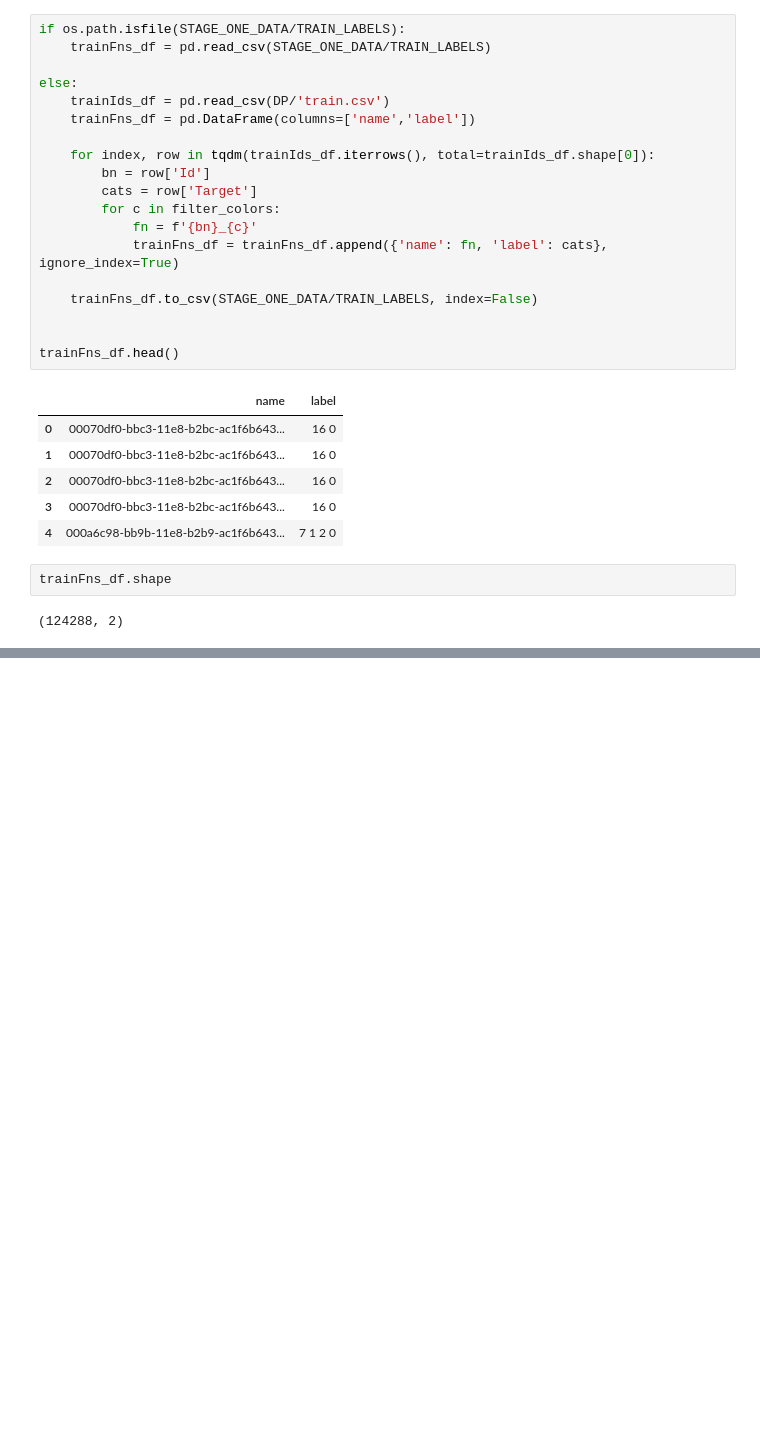
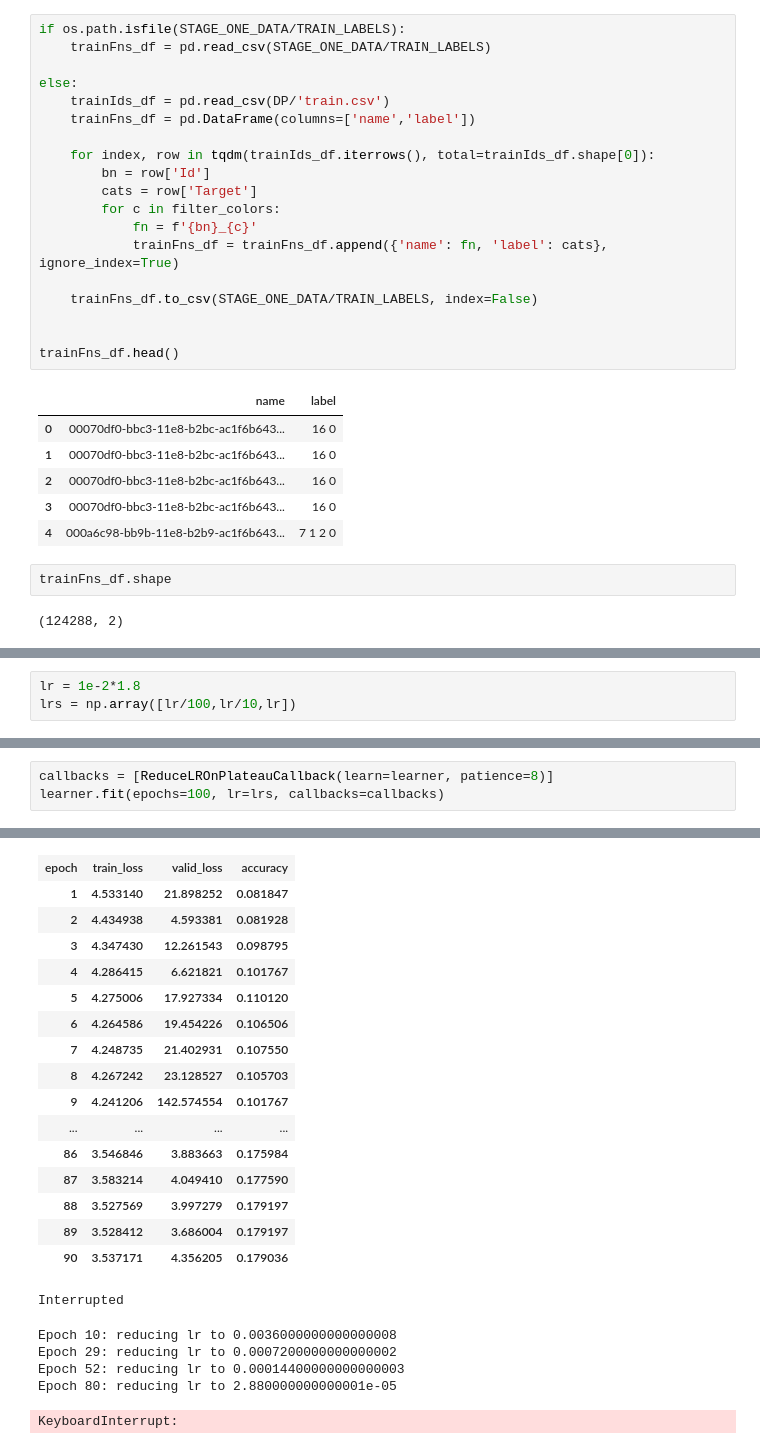
Before and after one commit to ChristophNeuner/human-protein-atlas-image-classification, a Jupyter notebook: hpaic.ipynb, the cells around one changed output, grey strips where cells are left out. Drawn from its saved outputs; the diff is of its cells as text; blank space fills up the shorter version.

```diff
--- a/hpaic.ipynb
+++ b/hpaic.ipynb
@@ -112,0 +134,3 @@ stage1_data.show_batch(rows=5, figsize=(25,25))
+# %%
+lr = 1e-2*1.8
+lrs = np.array([lr/100,lr/10,lr])
@@ -112,0 +145,4 @@ stage1_data.show_batch(rows=5, figsize=(25,25))
+# %%
+callbacks = [ReduceLROnPlateauCallback(learn=learner, patience=8)]
+learner.fit(epochs=100, lr=lrs, callbacks=callbacks)
+# %% [output]
@@ -112,0 +150,22 @@ stage1_data.show_batch(rows=5, figsize=(25,25))
+| epoch | train_loss | valid_loss | accuracy |
+| 1 | 4.533140 | 21.898252 | 0.081847 |
+| 2 | 4.434938 | 4.593381 | 0.081928 |
+| 3 | 4.347430 | 12.261543 | 0.098795 |
+| 4 | 4.286415 | 6.621821 | 0.101767 |
+| 5 | 4.275006 | 17.927334 | 0.110120 |
+| 6 | 4.264586 | 19.454226 | 0.106506 |
+| 7 | 4.248735 | 21.402931 | 0.107550 |
+| 8 | 4.267242 | 23.128527 | 0.105703 |
+| 9 | 4.241206 | 142.574554 | 0.101767 |
+| ... | ... | ... | ... |
+| 86 | 3.546846 | 3.883663 | 0.175984 |
+| 87 | 3.583214 | 4.049410 | 0.177590 |
+| 88 | 3.527569 | 3.997279 | 0.179197 |
+| 89 | 3.528412 | 3.686004 | 0.179197 |
+| 90 | 3.537171 | 4.356205 | 0.179036 |
+Interrupted
+Epoch 10: reducing lr to 0.0036000000000000008
+Epoch 29: reducing lr to 0.0007200000000000002
+Epoch 52: reducing lr to 0.00014400000000000003
+Epoch 80: reducing lr to 2.880000000000001e-05
+KeyboardInterrupt:
```
Also changed, not shown: parts of 23 cells of this notebook.
